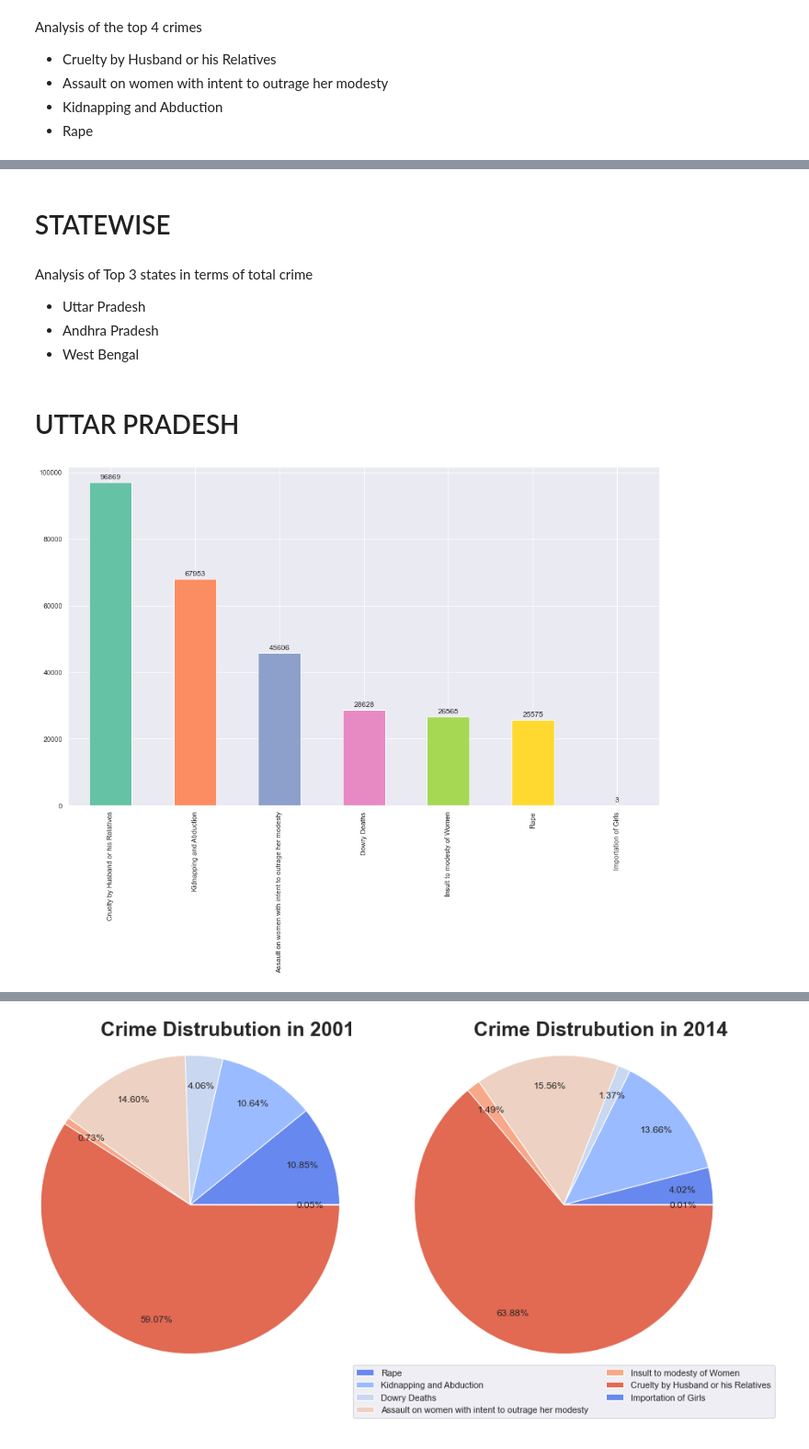
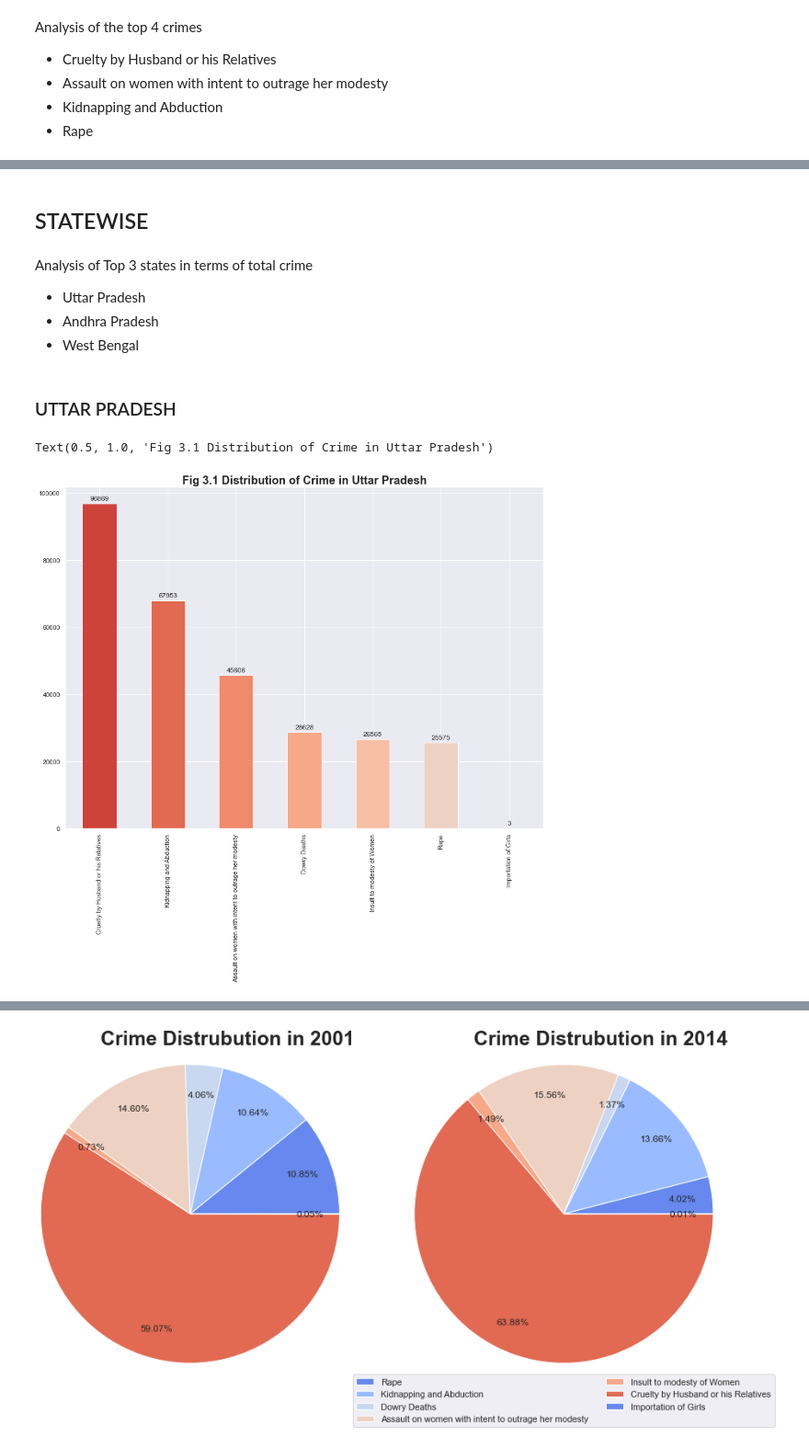
Before and after one commit to kiara-jacob/CrimeDataAnalysis, a Jupyter notebook: Crimes Against Women In India (2001-2014).ipynb, the cells around one changed output, grey strips where cells are left out. Shown at 92% size. Saved outputs shown, nothing was run; the diff lists cells and outputs as text; code cells hidden in the pictures.

```diff
--- a/Crimes Against Women In India (2001-2014).ipynb
+++ b/Crimes Against Women In India (2001-2014).ipynb
@@ -349,13 +253,14 @@ for p in bar.patches:
 # %%
 states_df["total_crime"]= states_df.sum(axis=1)
 #states_df.drop("STATE/UT", axis=1)
-new=states_df.sort_values("total_crime")
-sns.set(rc={'figure.figsize':(17,10)})
+new=states_df.sort_values("total_crime", ascending=False)
+sns.set(rc={'figure.figsize':(12,9)})
 ax=plt.axes()
 new=new.reset_index()
 
-plt.title("Statewise Distribution of Crime from 2001-2014",fontweight='bold',fontsize=20)
 ax.set_xticklabels(ax.get_xticklabels(),rotation = 90)
+sns.barplot(x="STATE/UT", y="total_crime", palette="coolwarm_r", data=new)
+plt.xlabel("States and Union Territories", fontweight='bold')
 plt.ylabel("Total Crimes",fontweight='bold')
-sns.barplot(x="STATE/UT", y="total_crime", palette="coolwarm", data=new)
+plt.title(" Fig 1.2 Statewise Distribution of Crime from 2001-2014",fontweight='bold',fontsize=20)
 # %% [output]
@@ -552,0 +458,16 @@ kidnap_df.plot(kind="bar", color=colors, ylabel="Total Cases")
+# %%
+sns.set(rc={'figure.figsize':(15,11)})
+ax=plt.axes()
+
+plt.title("Fig 2.7 Distribution of 'Dowry Deaths' cases by state",fontweight='bold',fontsize=20)
+
+ax.set_xticklabels(ax.get_xticklabels(),rotation = 90)
+
+
+dowry_df=states_df['Dowry Deaths']
+
+
+dowry_df=dowry_df.sort_values(ascending=False)
+colors = sns.color_palette('mako_r',20)
+
+dowry_df.plot(kind="bar", color=colors, ylabel="Total Cases")
@@ -552,0 +477,16 @@ kidnap_df.plot(kind="bar", color=colors, ylabel="Total Cases")
+# %%
+sns.set(rc={'figure.figsize':(15,11)})
+ax=plt.axes()
+
+plt.title("Fig 2.8 Distribution of 'Importation of Girls' cases by state",fontweight='bold',fontsize=20)
+
+ax.set_xticklabels(ax.get_xticklabels(),rotation = 90)
+
+
+importation_df=states_df['Importation of Girls']
+
+
+importation_df=importation_df.sort_values(ascending=False)
+colors = sns.color_palette('rocket_r',16)
+
+importation_df.plot(kind="bar", color=colors, ylabel="Total Cases")
@@ -553,12 +496,12 @@ kidnap_df.plot(kind="bar", color=colors, ylabel="Total Cases")
 # %% [markdown]
-# STATEWISE
+## STATEWISE
 # %% [markdown]
 Analysis of Top 3 states in terms of total crime
 - Uttar Pradesh
 - Andhra Pradesh
 - West Bengal
 # %% [markdown]
-# UTTAR PRADESH
+### UTTAR PRADESH
 # %%
 sortstates_df=states_df
 sortstates_df=sortstates_df.sort_values("total_crime", ascending=False)
@@ -566,16 +509,18 @@ sortstates_df=sortstates_df.sort_values("total_crime", ascending=False)
 upcrime_df=sortstates_df.iloc[0]
 upcrime_df=upcrime_df.drop("total_crime").sort_values(ascending=False)
 # %%
-colors = sns.color_palette('Set2')
+colors = sns.color_palette('coolwarm_r',13)
 upcrime=upcrime_df.plot(kind="bar",color=colors)
 for p in upcrime.patches:
     upcrime.annotate(format(p.get_height(), '.0f'),
                    (p.get_x() + p.get_width() / 2., p.get_height()),
                    ha = 'center', va = 'center',
                    xytext = (0, 9),
                    textcoords = 'offset points')
+plt.title("Fig 3.1 Distribution of Crime in Uttar Pradesh", fontweight="bold", fontsize=20)
 # %% [output]
+Text(0.5, 1.0, 'Fig 3.1 Distribution of Crime in Uttar Pradesh')
-[figure, old version]
+[figure, new version]
 # %%
 up_df=df
 up_df=up_df.drop("DISTRICT",axis=1)
```
Also changed, not shown: parts of 65 cells of this notebook.
